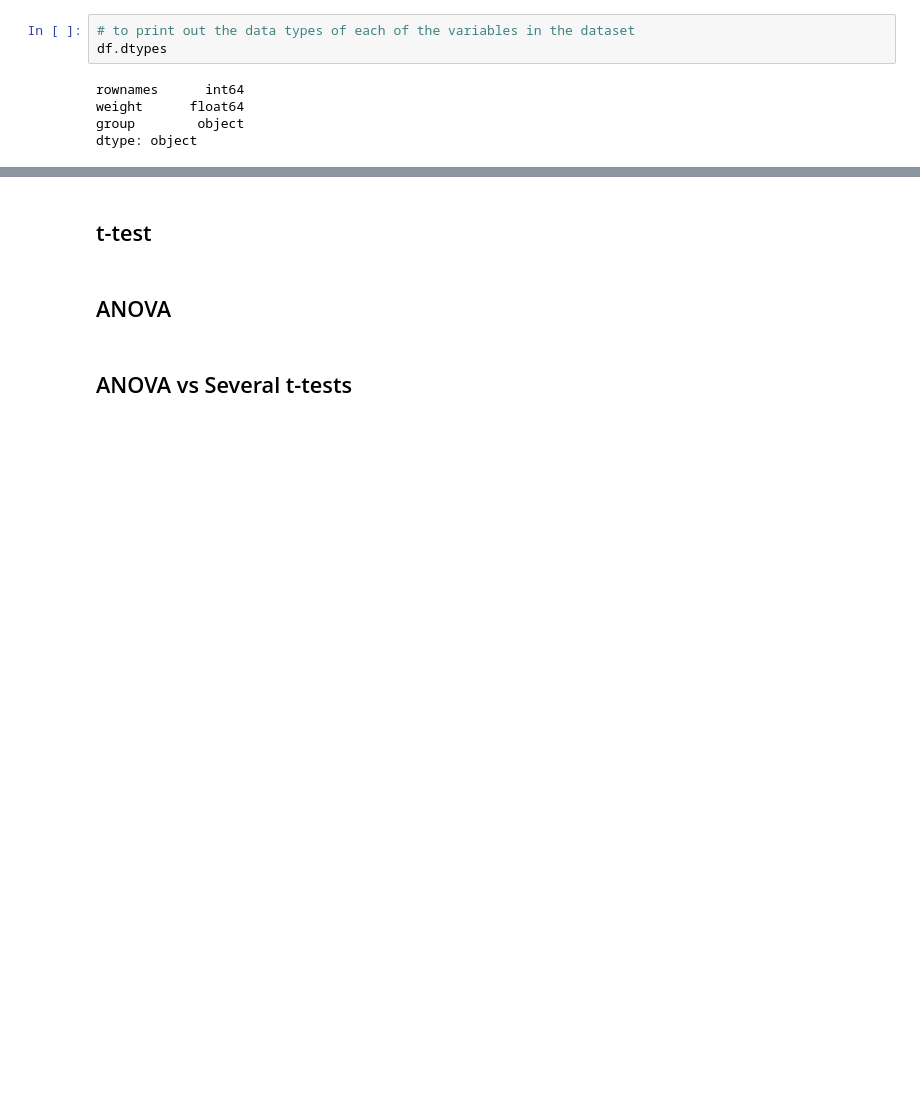
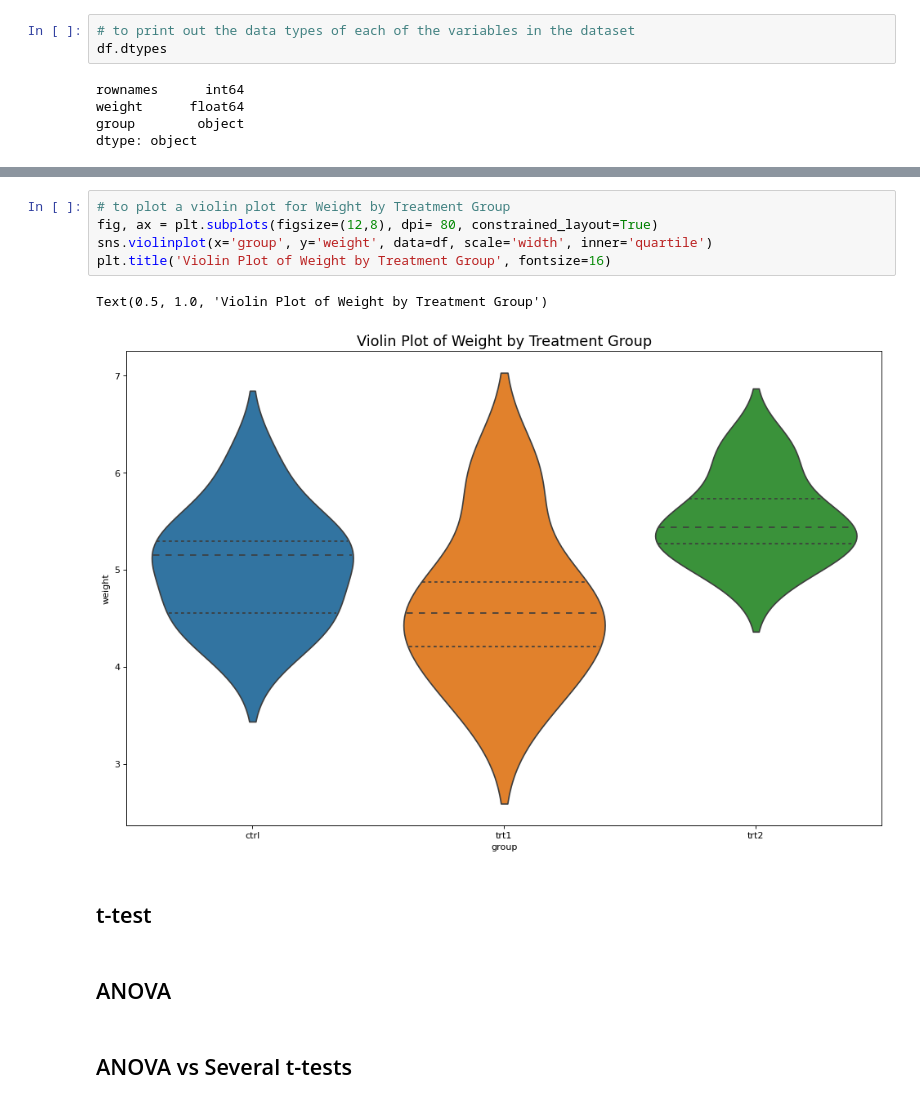
Before and after one commit to rachel-king4/appliedstatistics, a Jupyter notebook: project.ipynb, the cells around one changed output, grey strips where cells are left out. Saved outputs shown, nothing was run; the diff lists cells and outputs as text; blank space fills up the shorter version.

```diff
--- a/project.ipynb
+++ b/project.ipynb
@@ -95,3 +154,11 @@ dtype: object
+# %%
+# to plot a violin plot for Weight by Treatment Group
+fig, ax = plt.subplots(figsize=(12,8), dpi= 80, constrained_layout=True)
+sns.violinplot(x='group', y='weight', data=df, scale='width', inner='quartile')
+plt.title('Violin Plot of Weight by Treatment Group', fontsize=16)
+# %% [output]
+Text(0.5, 1.0, 'Violin Plot of Weight by Treatment Group')
+[figure, added]
 # %% [markdown]
 ## t-test
 # %% [markdown]
```
Also changed, not shown: parts of 9 cells of this notebook.
